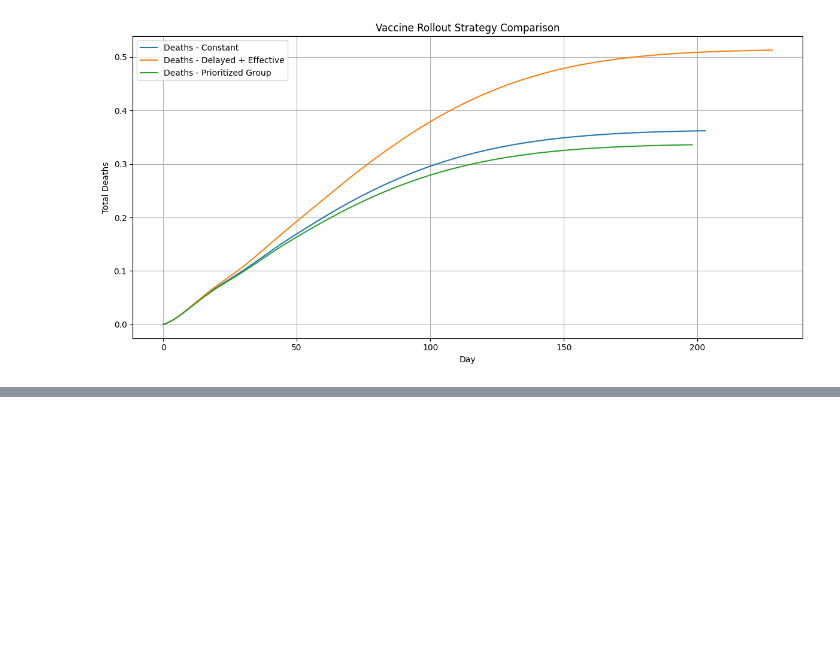
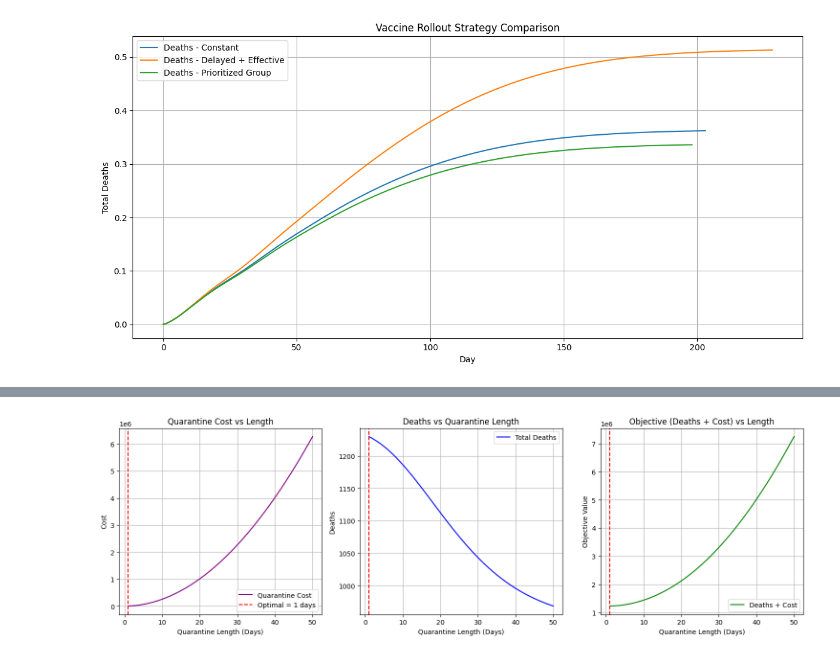
Before and after one commit to rwalsh7231/543T-Final-Project, a Jupyter notebook: Disease Analysis.ipynb, the cells around one changed output, grey strips where cells are left out. Drawn from its saved outputs; the diff is of its cells as text; code cells hidden in the pictures; blank space fills up the shorter version.

Commit message:
Find Sources and implement accurate delinquency

```diff
--- a/Disease Analysis.ipynb
+++ b/Disease Analysis.ipynb
@@ -650,3 +650,87 @@ plt.tight_layout()
 plt.show()
 # %% [output]
 [figure]
+# %%
+# https://pubmed.ncbi.nlm.nih.gov/36947142/
+# This source suggests that about 60% of people actually followed quarantine protocols. Rerun the simulations with these ideas in mind
+
+# Make another adjustment, deal with multiple populations
+
+# pop1 = DiseaseAnalysis.Population(100000, 0.32, 0.07, 0.0008, 0.0009, True, 0, 0)
+# pop2 = DiseaseAnalysis.Population(10000, 0.5, 0.07, 0.0008, 0.0009, True, 0, 0)
+
+# 40% of people did not follow quarantine guidelines
+# Population 1: Average US case of covid. Normal Settings
+# Population 2: Smaller population, but highly dense by population, higher rate of infection
+popVals = [[100000, 0.32, 0.07, 0.0008, 0.0009, True, 0.4], [10000, 0.5, 0.07, 0.0008, 0.0009, True, 0.4]]
+
+result = minimize_scalar(
+    total_deaths_plus_cost,
+    bounds=(1, 50),
+    method='bounded',
+    args=(1_000, 500, 2500, popVals)
+)
+
+optimal_days = int(result.x)
+min_total = result.fun
+print(f"Optimal Quarantine Length: {optimal_days} days")
+print(f"Minimized (Deaths + Cost): {min_total:.2f}")
+
+# ----------------------------
+# Evaluate across all lengths for plotting
+# ----------------------------
+lengths = list(range(1, 51))
+total_costs = [quarantine_cost_given_length(l) for l in lengths]
+deaths = []
+total_objective = []
+
+for l in lengths:
+    pop1 = DiseaseAnalysis.Population(100000, 0.32, 0.07, 0.0008, 0.0009, True, 0.4, l)
+    pop2 = DiseaseAnalysis.Population(10000, 0.5, 0.07, 0.0008, 0.0009, True, 0.4, l)
+    while pop1.I + pop2.I > 0.1:
+        pop1.SIRD()
+        pop2.SIRD()
+        DiseaseAnalysis.crossInfect([pop1, pop2])
+
+    d = pop1.D + pop2.D
+    deaths.append(d)
+    total_objective.append(total_deaths_plus_cost(l, popArgs=popVals))
+
+# ----------------------------
+# Plotting
+# ----------------------------
+plt.figure(figsize=(15, 5))
+
+# Total cost
+plt.subplot(1, 3, 1)
+plt.plot(lengths, total_costs, label="Quarantine Cost", color='purple')
+plt.axvline(optimal_days, color='red', linestyle='--', label=f"Optimal = {optimal_days} days")
+plt.xlabel("Quarantine Length (Days)")
+plt.ylabel("Cost")
+plt.title("Quarantine Cost vs Length")
+plt.grid(True)
+plt.legend()
+
+# Total deaths
+plt.subplot(1, 3, 2)
+plt.plot(lengths, deaths, label="Total Deaths", color='blue')
+plt.axvline(optimal_days, color='red', linestyle='--')
+plt.xlabel("Quarantine Length (Days)")
+plt.ylabel("Deaths")
+plt.title("Deaths vs Quarantine Length")
+plt.grid(True)
+plt.legend()
+
+# Total objective (Deaths + Cost)
+plt.subplot(1, 3, 3)
+plt.plot(lengths, total_objective, label="Deaths + Cost", color='green')
+plt.axvline(optimal_days, color='red', linestyle='--')
+plt.xlabel("Quarantine Length (Days)")
+plt.ylabel("Objective Value")
+plt.title("Objective (Deaths + Cost) vs Length")
+plt.grid(True)
+plt.legend()
+
+plt.tight_layout()
+plt.show()
+# %% [output]
@@ -652,0 +739 @@ plt.show()
+[figure, added]
```
Also changed, not shown: parts of 2 cells of this notebook.
